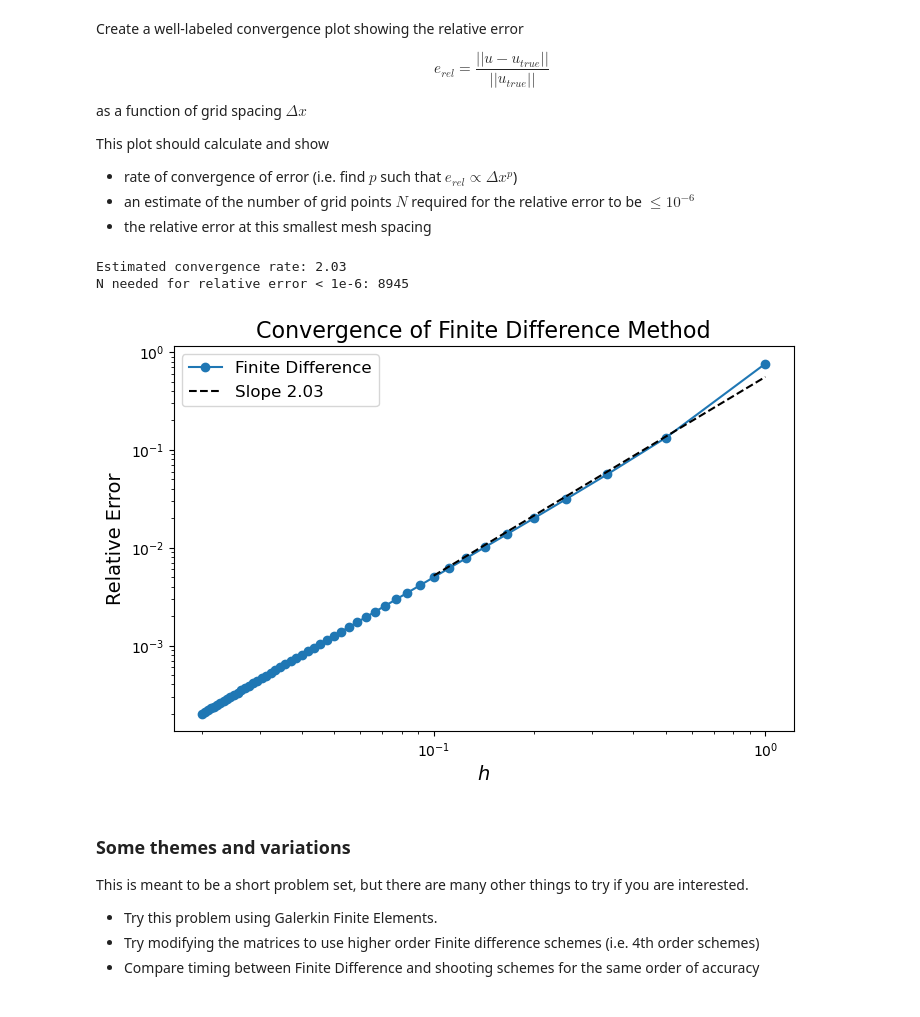
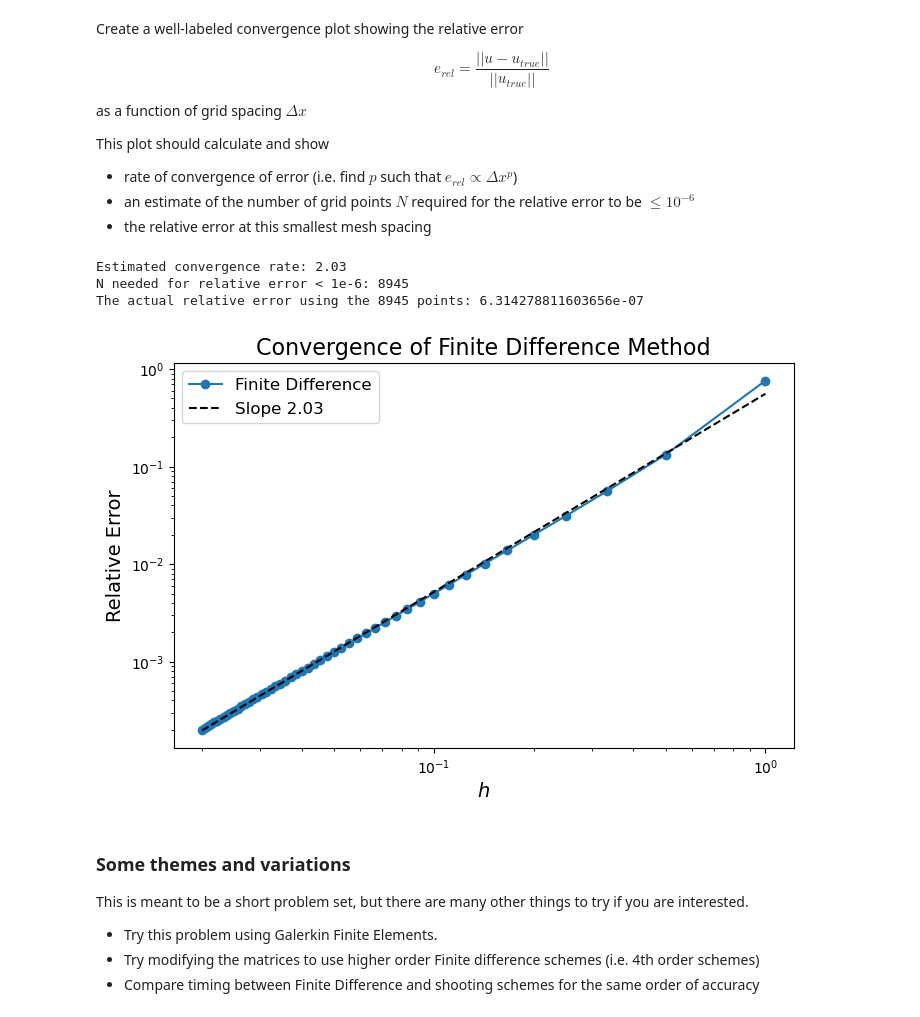
Before and after one commit to xiaoyuchen2020/intro-numerical-methods, a Jupyter notebook: hw/HW6_ODE_BVP-1.ipynb, the cells around one changed output. Drawn from its saved outputs; the diff is of its cells as text; code cells hidden in the pictures.

```diff
--- a/hw/HW6_ODE_BVP-1.ipynb
+++ b/hw/HW6_ODE_BVP-1.ipynb
@@ -376,41 +375,44 @@ This plot should calculate and show
 * an estimate of the  number of grid points $N$ required for the relative error to be $\leq 10^{-6}$
 * the relative error at this smallest mesh spacing
 # %%
-# Make a well labeled convergence plot that shows  convergence rate of relative error vs grid spacing
-
+# Make a well labeled convergence plot that shows convergence rate of relative error vs grid spacing
 n_list = numpy.linspace(10, 500, dtype=int)
 rel_err_list = []
 for n in n_list:
     x, u = finite_difference_bvp(a, b, n, f, boundary_conditions)
     rel_err = numpy.linalg.norm(u - u_true(x, b))/numpy.linalg.norm(u_true(x, b))
     rel_err_list.append(rel_err)
 
 # Perform linear regression to estimate the convergence rate
 coeffs = numpy.polyfit(numpy.log(10. / n_list), numpy.log(rel_err_list), 1)
 print("Estimated convergence rate: {:.2f}".format(coeffs[0]))
 
 # Estimate N needed for relative error < 1e-6
 N_needed = 10. / numpy.exp(numpy.log(1e-6) / coeffs[0])
 print("N needed for relative error < 1e-6: {:.0f}".format(N_needed))
 
+x, u = finite_difference_bvp(a, b, int(N_needed), f, boundary_conditions)
+rel_err = numpy.linalg.norm(u - u_true(x, b))/numpy.linalg.norm(u_true(x, b))
+print(r'The actual relative error using the {} points: {}'.format(int(N_needed), rel_err))
+
 # Create a log-log plot
 plt.figure(figsize=(8, 5))
 plt.loglog(10. / n_list, rel_err_list, 'o-', label="Finite Difference")
 
 # Plot regression line
-x_fit = numpy.linspace(0.1, 1, 100)
+x_fit = numpy.linspace(0.02, 1, 100)
 plt.loglog(x_fit, numpy.exp(coeffs[1]) * x_fit**coeffs[0], 'k--', label="Slope {:.2f}".format(coeffs[0]))
-
 
 plt.xlabel(r"$h$", fontsize=14)
 plt.ylabel("Relative Error", fontsize=14)
 plt.title("Convergence of Finite Difference Method", fontsize=16)
 plt.legend(fontsize=12)
 plt.show()
 # %% [output]
 Estimated convergence rate: 2.03
 N needed for relative error < 1e-6: 8945
+The actual relative error using the 8945 points: 6.314278811603656e-07
-[figure, old version]
+[figure, new version]
 # %% [markdown]
 ### Some themes and variations
 
```
Also changed, not shown: parts of 4 cells of this notebook.
